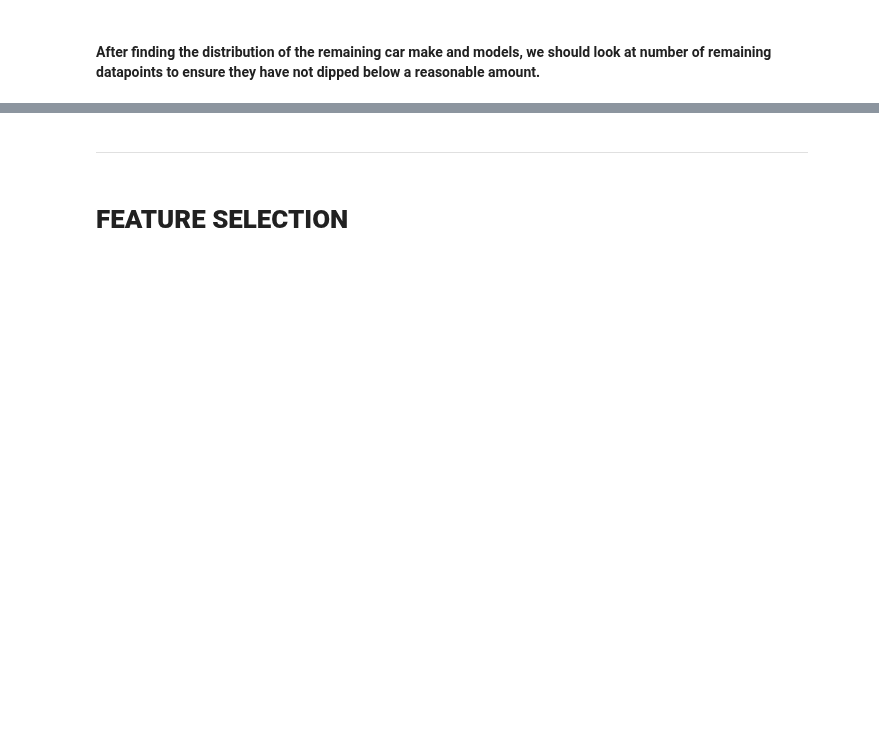
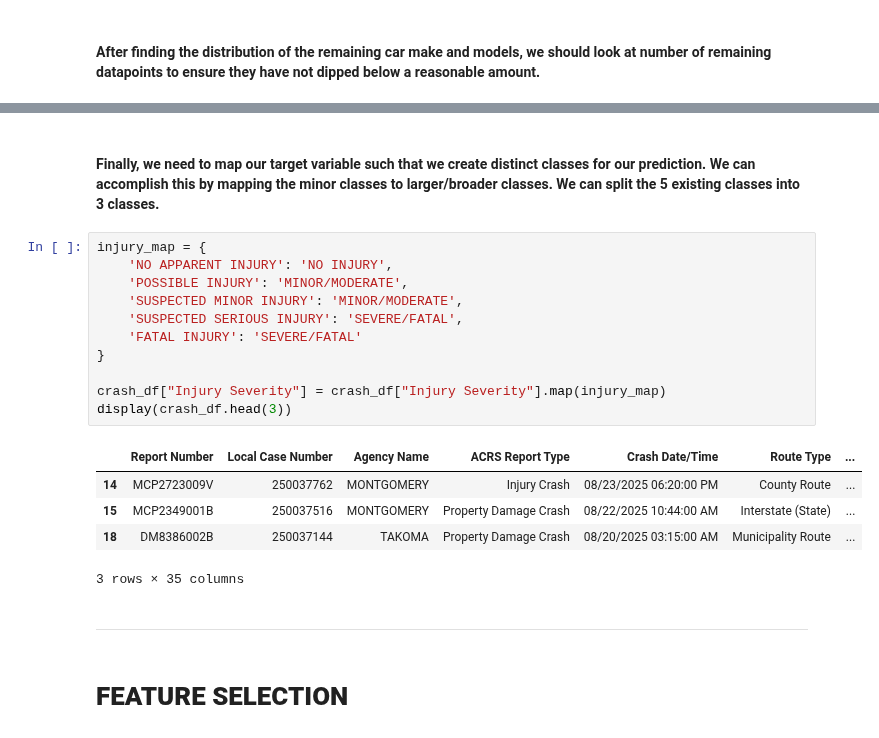
Before and after one commit to saiAbhiPrabhu/CMSC320_FinalProject, a Jupyter notebook: final_project.ipynb, the cells around one changed output, grey strips where cells are left out. Cells and saved outputs as stored; diff of their text form; blank space fills up the shorter version.

```diff
--- a/final_project.ipynb
+++ b/final_project.ipynb
@@ -457,3 +473,22 @@ Column Names: ['Report Number', 'Local Case Number', 'Agency Name', 'ACRS Report
+# %% [markdown]
+#### Finally, we need to map our target variable such that we create distinct classes for our prediction. We can accomplish this by mapping the minor classes to larger/broader classes. We can split the 5 existing classes into 3 classes.
+# %%
+injury_map = {
+    'NO APPARENT INJURY': 'NO INJURY',
+    'POSSIBLE INJURY': 'MINOR/MODERATE',
+    'SUSPECTED MINOR INJURY': 'MINOR/MODERATE',
+    'SUSPECTED SERIOUS INJURY': 'SEVERE/FATAL',
+    'FATAL INJURY': 'SEVERE/FATAL'
+}
+
+crash_df["Injury Severity"] = crash_df["Injury Severity"].map(injury_map)
+display(crash_df.head(3))
+# %% [output]
+|  | Report Number | Local Case Number | Agency Name | ACRS Report Type | Crash Date/Time | Route Type | ... |
+| 14 | MCP2723009V | 250037762 | MONTGOMERY | Injury Crash | 08/23/2025 06:20:00 PM | County Route | ... |
+| 15 | MCP2349001B | 250037516 | MONTGOMERY | Property Damage Crash | 08/22/2025 10:44:00 AM | Interstate (State) | ... |
+| 18 | DM8386002B | 250037144 | TAKOMA | Property Damage Crash | 08/20/2025 03:15:00 AM | Municipality Route | ... |
+3 rows × 35 columns
 # %% [markdown]
 _______________________________________________________________________________________________________________________________________________________
 # %% [markdown]
```
Also changed, not shown: parts of 22 cells of this notebook, 4 other files.
